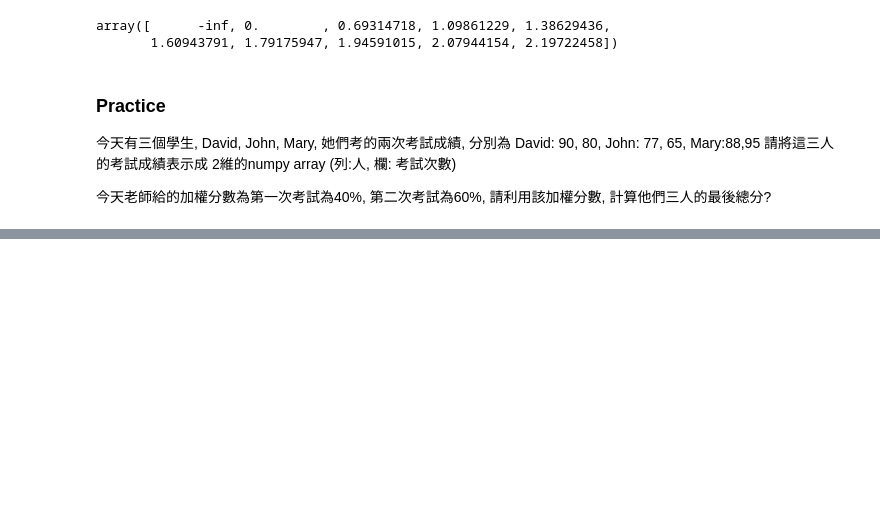
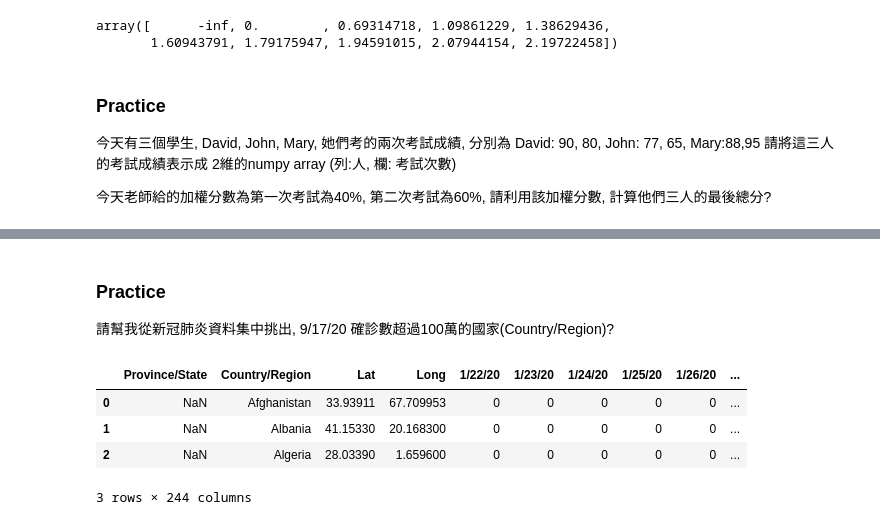
Before and after one commit to ywchiu/tibamepy, a Jupyter notebook: Demo20200919.ipynb, the cells around one changed output, grey strips where cells are left out. Drawn from its saved outputs; the diff is of its cells as text; code cells hidden in the pictures; blank space fills up the shorter version.

```diff
--- a/Demo20200919.ipynb
+++ b/Demo20200919.ipynb
@@ -476,0 +1001,14 @@ John: 77, 65, Mary:88,95
+# %% [markdown]
+### Practice
+請幫我從新冠肺炎資料集中挑出, 9/17/20 確診數超過100萬的國家(Country/Region)?
+# %%
+import pandas as pd
+df = pd.read_csv('https://raw.githubusercontent.com/CSSEGISandData/COVID-19/master/csse_covid_19_data/csse_covid_19_time_series/time_series_covid19_confirmed_global.csv')
+# %%
+df.head(3)
+# %% [output]
+|  | Province/State | Country/Region | Lat | Long | 1/22/20 | 1/23/20 | 1/24/20 | 1/25/20 | 1/26/20 | ... |
+| 0 | NaN | Afghanistan | 33.93911 | 67.709953 | 0 | 0 | 0 | 0 | 0 | ... |
+| 1 | NaN | Albania | 41.15330 | 20.168300 | 0 | 0 | 0 | 0 | 0 | ... |
+| 2 | NaN | Algeria | 28.03390 | 1.659600 | 0 | 0 | 0 | 0 | 0 | ... |
+3 rows × 244 columns
```
Also changed, not shown: parts of 86 cells of this notebook.
